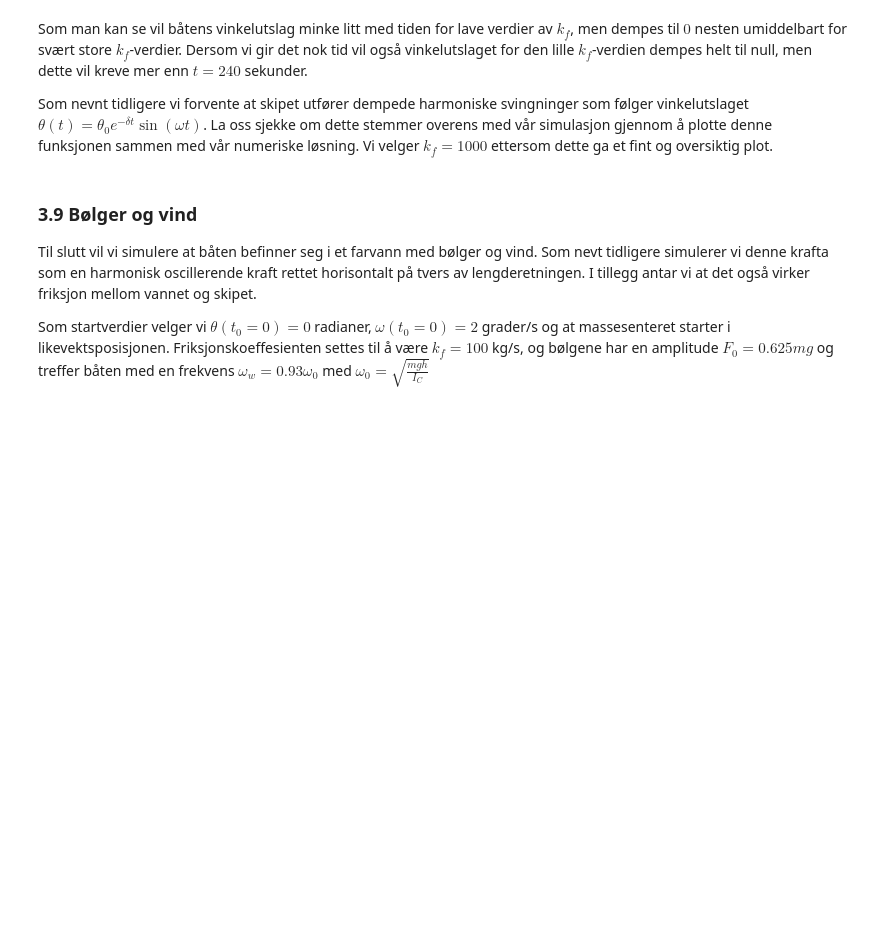
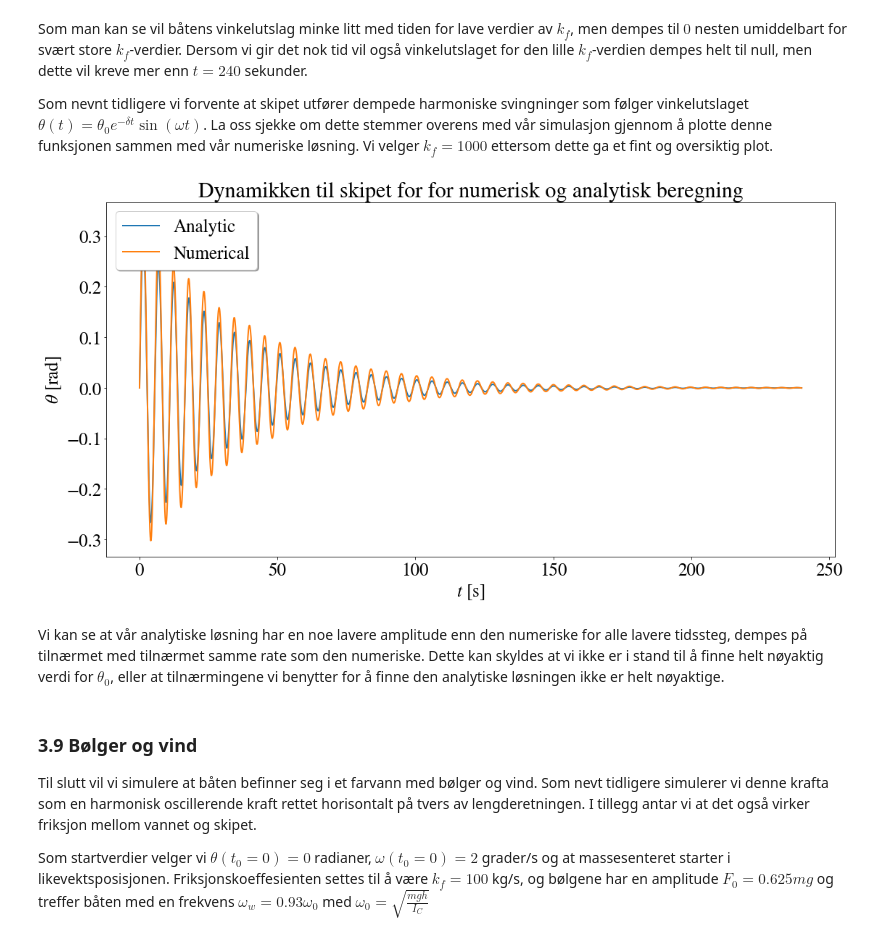
Before and after one commit to emiljonsrud/vitberr_prosjekt2_tekfys, a Jupyter notebook: clean_code.ipynb, the cells around one changed output. Cells and saved outputs as stored; diff of their text form; code cells hidden in the pictures; blank space fills up the shorter version.

```diff
--- a/clean_code.ipynb
+++ b/clean_code.ipynb
@@ -1333,23 +1339,30 @@ Som man kan se vil båtens vinkelutslag minke litt med tiden for lave verdier av
 
 Som nevnt tidligere vi forvente at skipet utfører dempede harmoniske svingninger som følger vinkelutslaget $\theta(t) = \theta_{0}e^{-\delta t}\sin(\omega t)$. La oss sjekke om dette stemmer overens med vår simulasjon gjennom å plotte denne funksjonen sammen med vår numeriske løsning. Vi velger $k_{f} = 1000$ ettersom dette ga et fint og oversiktig plot.
 # %%
-# IKKE FERDIG!
-
 k_f_val = 1000
 
-anal_theta_0 = 0.4
+anal_theta_0 = 0
+# Determining anal_theta_0
+for i in range(1000):
+    if theta_vals[1][i] > anal_theta_0:
+        anal_theta_0 = theta_vals[1][i]
+
 anal_beta = calculate_beta(0, 0)
 anal_gamma = gamma(anal_beta, anal_theta_0, 0)
 # anal_delta = (k_f_val*anal_gamma)/m_boat
 anal_delta = (k_f_val)/(m_boat*anal_gamma)
 omega_0 = np.sqrt((m_boat*g*h)/calculate_I_c(0, 0))
 anal_omega = np.sqrt(omega_0**2 - anal_delta**2)
 #anal_omega = np.sqrt((0.4)**2 - anal_delta**2)
 
 anal_t_vals = np.linspace(0, 240, len(theta_vals[1]))
 anal_theta = 0.3*np.exp(-anal_delta*anal_t_vals)*np.sin(anal_omega*anal_t_vals)
 
 plot_func(t_vals[0], [anal_theta, theta_vals[1]], ["Analytic", "Numerical"], f"Dynamikken til skipet for for numerisk og analytisk beregning", "$t$ [s]", r"$\theta$ [rad]")
+# %% [output]
+[figure, added]
+# %% [markdown]
+Vi kan se at vår analytiske løsning har en noe lavere amplitude enn den numeriske for alle lavere tidssteg, dempes på tilnærmet med tilnærmet samme rate som den numeriske. Dette kan skyldes at vi ikke er i stand til å finne helt nøyaktig verdi for $\theta_{0}$, eller at tilnærmingene vi benytter for å finne den analytiske løsningen ikke er helt nøyaktige.
 # %% [markdown]
 ### 3.9 Bølger og vind
 
```
Also changed, not shown: parts of 15 cells of this notebook.
